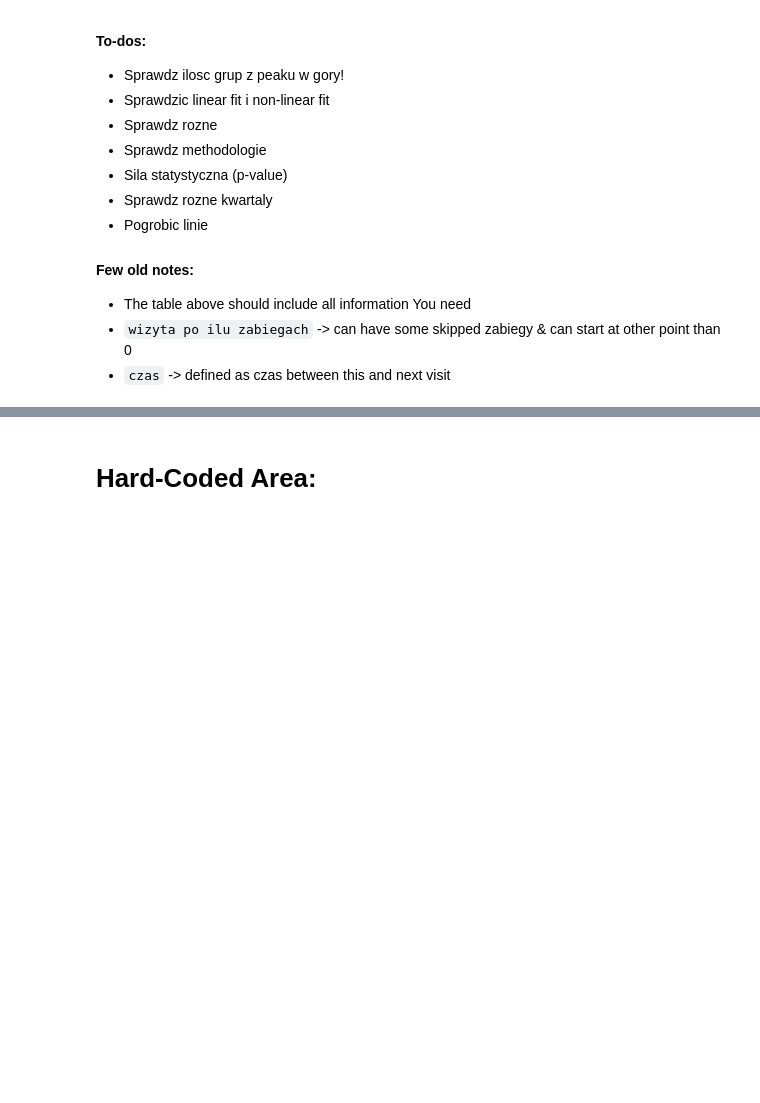
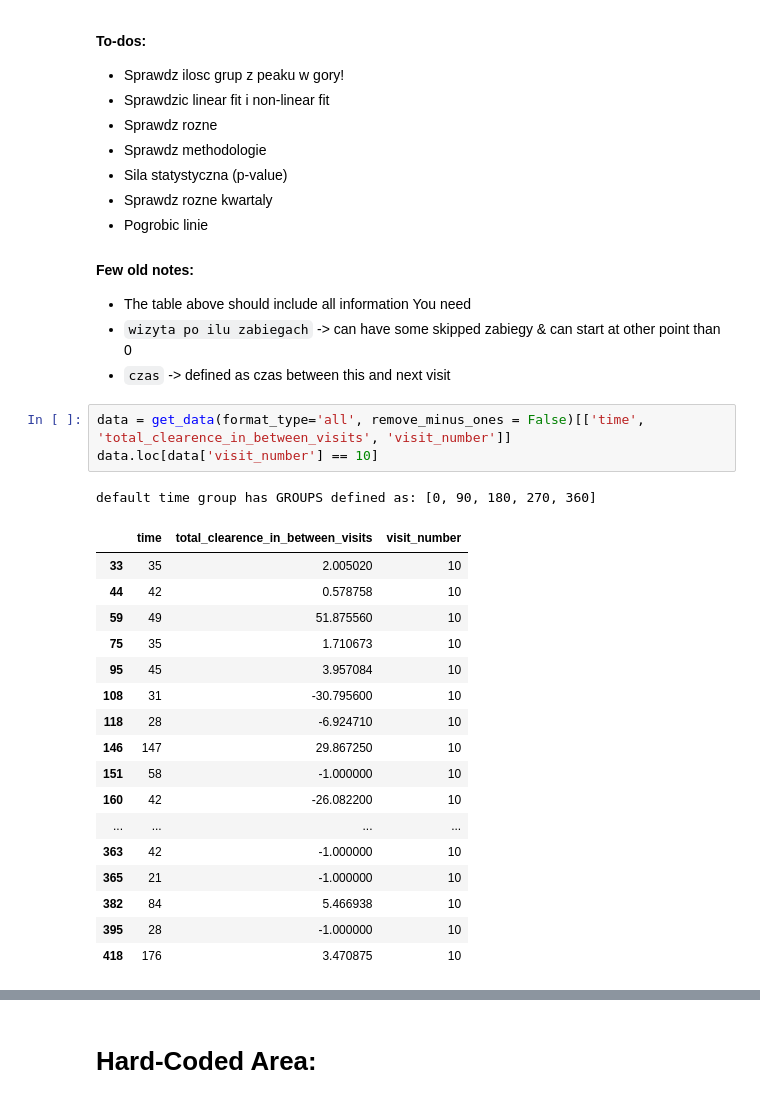
Before and after one commit to szczekulskij/long-term-analysis-of-pws, a Jupyter notebook: main.ipynb, the cells around one changed output, grey strips where cells are left out. Saved outputs shown, nothing was run; the diff lists cells and outputs as text; blank space fills up the shorter version.

```diff
--- a/main.ipynb
+++ b/main.ipynb
@@ -31,3 +31,25 @@ from src.utils import *
 * The table above should include all information You need
 * `wizyta po ilu zabiegach` -> can have some skipped zabiegy & can start at other point than 0
 * `czas` -> defined as czas between this and next visit
+# %%
+data = get_data(format_type='all', remove_minus_ones = False)[['time', 'total_clearence_in_between_visits', 'visit_number']]
+data.loc[data['visit_number'] == 10]
+# %% [output]
+default time group has GROUPS defined as: [0, 90, 180, 270, 360]
+|  | time | total_clearence_in_between_visits | visit_number |
+| 33 | 35 | 2.005020 | 10 |
+| 44 | 42 | 0.578758 | 10 |
+| 59 | 49 | 51.875560 | 10 |
+| 75 | 35 | 1.710673 | 10 |
+| 95 | 45 | 3.957084 | 10 |
+| 108 | 31 | -30.795600 | 10 |
+| 118 | 28 | -6.924710 | 10 |
+| 146 | 147 | 29.867250 | 10 |
+| 151 | 58 | -1.000000 | 10 |
+| 160 | 42 | -26.082200 | 10 |
+| ... | ... | ... | ... |
+| 363 | 42 | -1.000000 | 10 |
+| 365 | 21 | -1.000000 | 10 |
+| 382 | 84 | 5.466938 | 10 |
+| 395 | 28 | -1.000000 | 10 |
+| 418 | 176 | 3.470875 | 10 |
```
Also changed, not shown: parts of 1 cell of this notebook, 1 other file.
